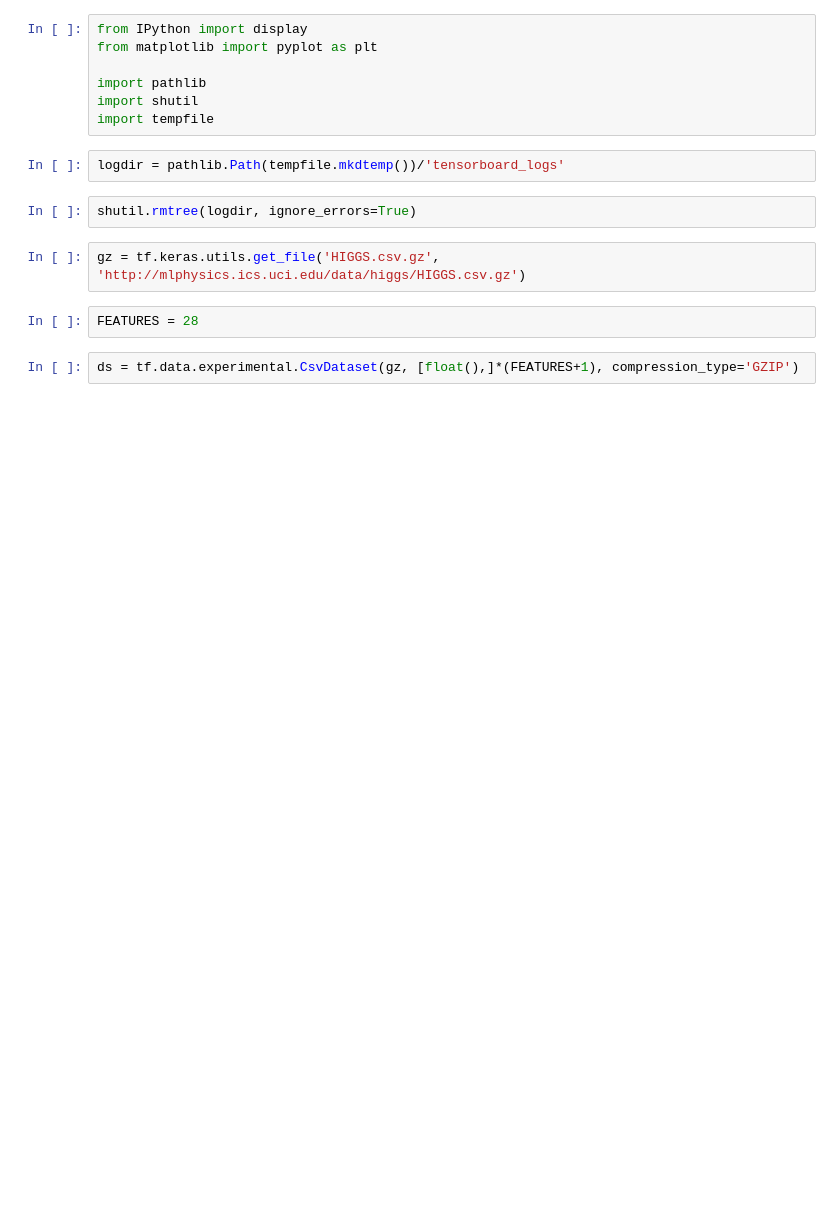
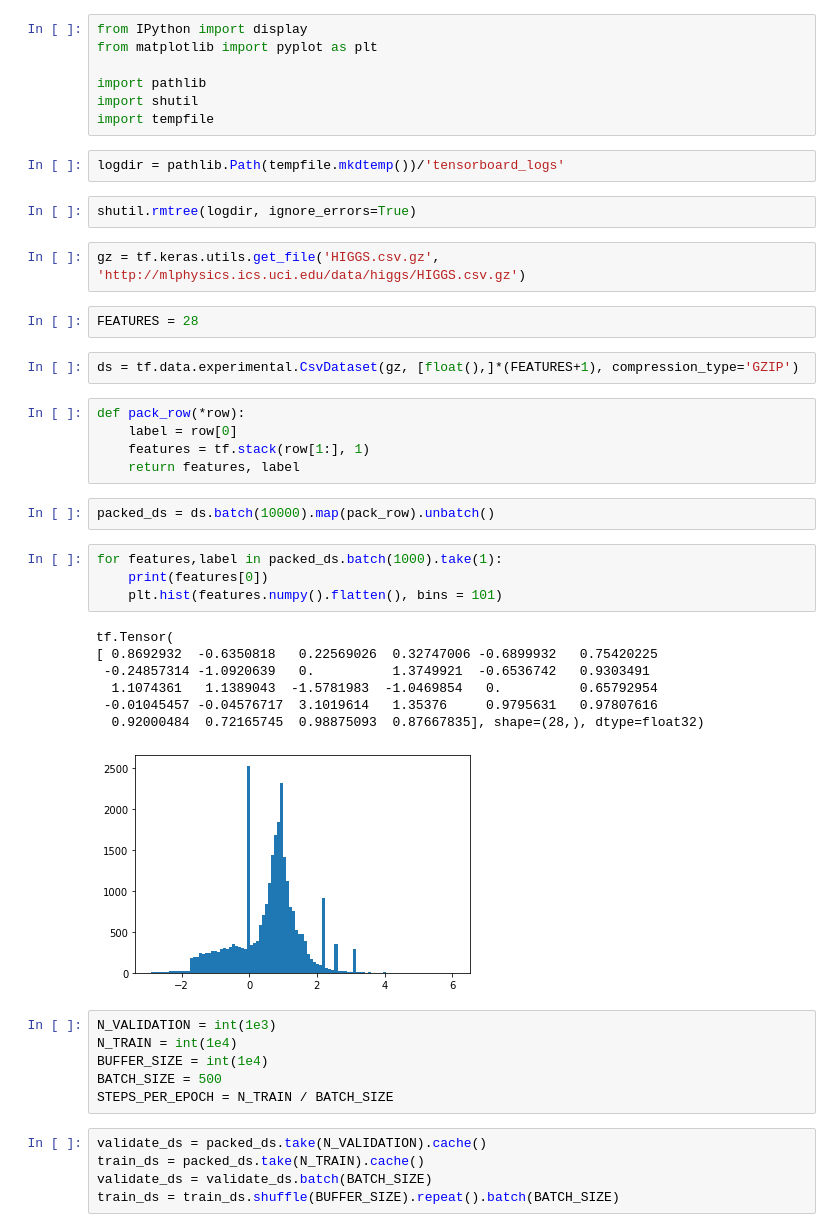
Before and after one commit to cswnote/tf25, a Jupyter notebook: Tutorial Overfit and underfit.ipynb, the cells around one changed output. Cells and saved outputs as stored; diff of their text form; blank space fills up the shorter version.

```diff
--- a/Tutorial Overfit and underfit.ipynb
+++ b/Tutorial Overfit and underfit.ipynb
@@ -37,3 +35,33 @@ gz = tf.keras.utils.get_file('HIGGS.csv.gz', 'http://mlphysics.ics.uci.edu/data/
 FEATURES = 28
 # %%
 ds = tf.data.experimental.CsvDataset(gz, [float(),]*(FEATURES+1), compression_type='GZIP')
+# %%
+def pack_row(*row):
+    label = row[0]
+    features = tf.stack(row[1:], 1)
+    return features, label
+# %%
+packed_ds = ds.batch(10000).map(pack_row).unbatch()
+# %%
+for features,label in packed_ds.batch(1000).take(1):
+    print(features[0])
+    plt.hist(features.numpy().flatten(), bins = 101)
+# %% [output]
+tf.Tensor(
+[ 0.8692932  -0.6350818   0.22569026  0.32747006 -0.6899932   0.75420225
+ -0.24857314 -1.0920639   0.          1.3749921  -0.6536742   0.9303491
+  1.1074361   1.1389043  -1.5781983  -1.0469854   0.          0.65792954
+ -0.01045457 -0.04576717  3.1019614   1.35376     0.9795631   0.97807616
+  0.92000484  0.72165745  0.98875093  0.87667835], shape=(28,), dtype=float32)
+[figure, added]
+# %%
+N_VALIDATION = int(1e3)
+N_TRAIN = int(1e4)
+BUFFER_SIZE = int(1e4)
+BATCH_SIZE = 500
+STEPS_PER_EPOCH = N_TRAIN / BATCH_SIZE
+# %%
+validate_ds = packed_ds.take(N_VALIDATION).cache()
+train_ds = packed_ds.take(N_TRAIN).cache()
+validate_ds = validate_ds.batch(BATCH_SIZE)
+train_ds = train_ds.shuffle(BUFFER_SIZE).repeat().batch(BATCH_SIZE)
```
Also changed, not shown: parts of 11 cells of this notebook, 1 other file.
